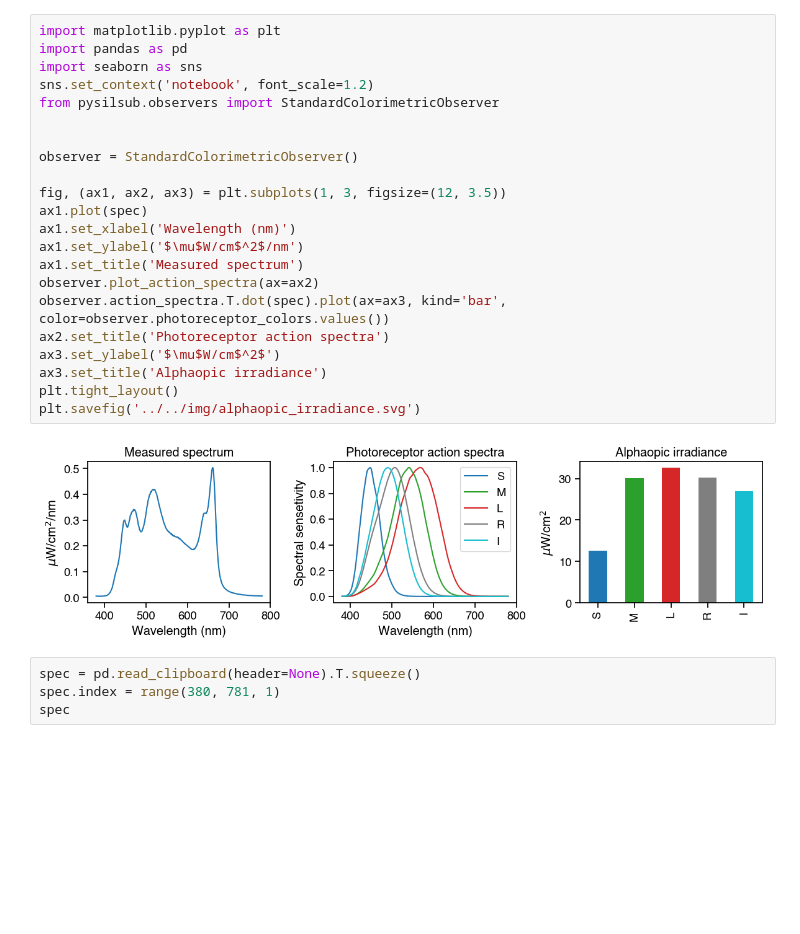
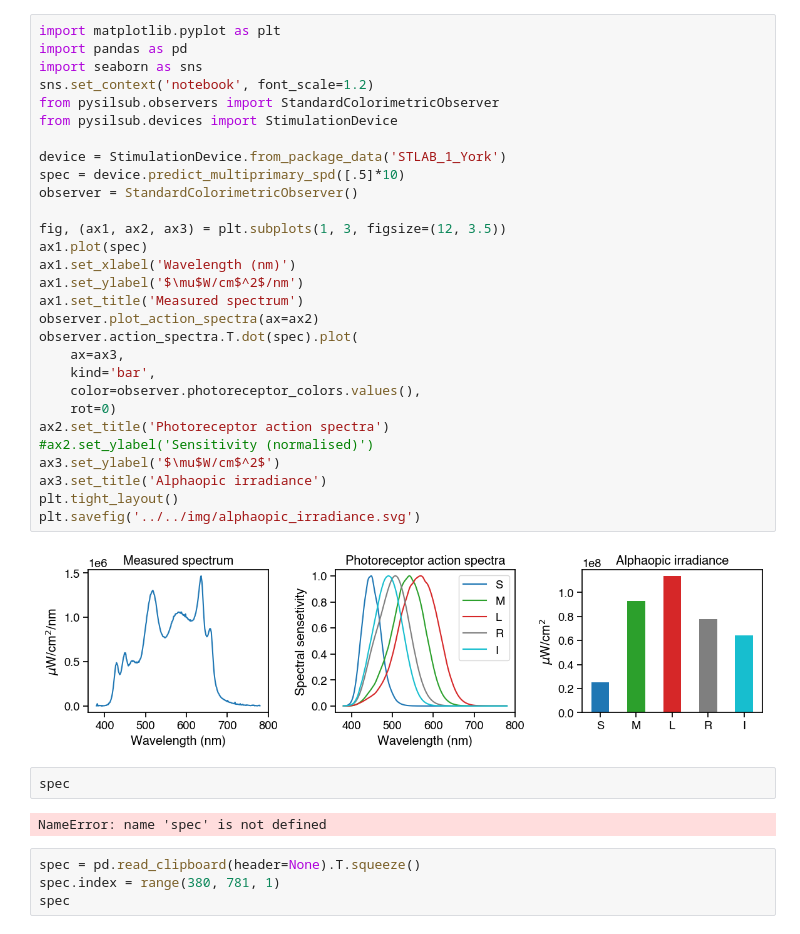
Before and after one commit to PySilentSubstitution/pysilsub, a Jupyter notebook: alphaopic_irradiance.ipynb, the cells around one changed output. Cells and saved outputs as stored; diff of their text form; blank space fills up the shorter version.

```diff
--- a/alphaopic_irradiance.ipynb
+++ b/alphaopic_irradiance.ipynb
@@ -1,27 +1,38 @@
 # %%
 import matplotlib.pyplot as plt
 import pandas as pd
 import seaborn as sns
 sns.set_context('notebook', font_scale=1.2)
 from pysilsub.observers import StandardColorimetricObserver
+from pysilsub.devices import StimulationDevice
 
-
+device = StimulationDevice.from_package_data('STLAB_1_York')
+spec = device.predict_multiprimary_spd([.5]*10)
 observer = StandardColorimetricObserver()
 
 fig, (ax1, ax2, ax3) = plt.subplots(1, 3, figsize=(12, 3.5))
 ax1.plot(spec)
 ax1.set_xlabel('Wavelength (nm)')
 ax1.set_ylabel('$\mu$W/cm$^2$/nm')
 ax1.set_title('Measured spectrum')
 observer.plot_action_spectra(ax=ax2)
-observer.action_spectra.T.dot(spec).plot(ax=ax3, kind='bar', color=observer.photoreceptor_colors.values())
+observer.action_spectra.T.dot(spec).plot(
+    ax=ax3,
+    kind='bar',
+    color=observer.photoreceptor_colors.values(),
+    rot=0)
 ax2.set_title('Photoreceptor action spectra')
+#ax2.set_ylabel('Sensitivity (normalised)')
 ax3.set_ylabel('$\mu$W/cm$^2$')
 ax3.set_title('Alphaopic irradiance')
 plt.tight_layout()
 plt.savefig('../../img/alphaopic_irradiance.svg')
 # %% [output]
-[figure, old version]
+[figure, new version]
+# %%
+spec
+# %% [output]
+NameError: name 'spec' is not defined
 # %%
 spec = pd.read_clipboard(header=None).T.squeeze()
 spec.index = range(380, 781, 1)
```
Also changed, not shown: parts of 1 cell of this notebook, 34 other files.
